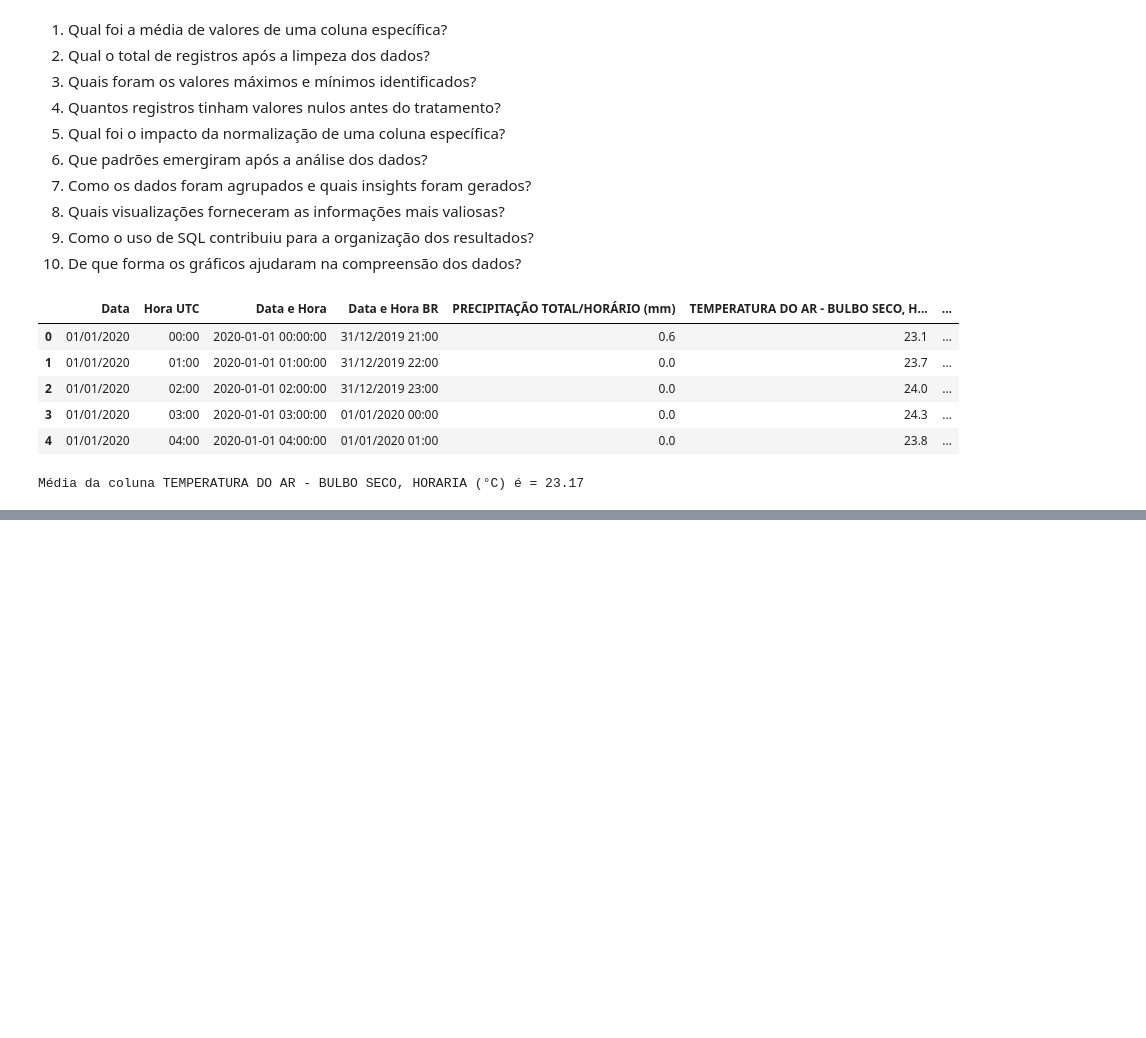
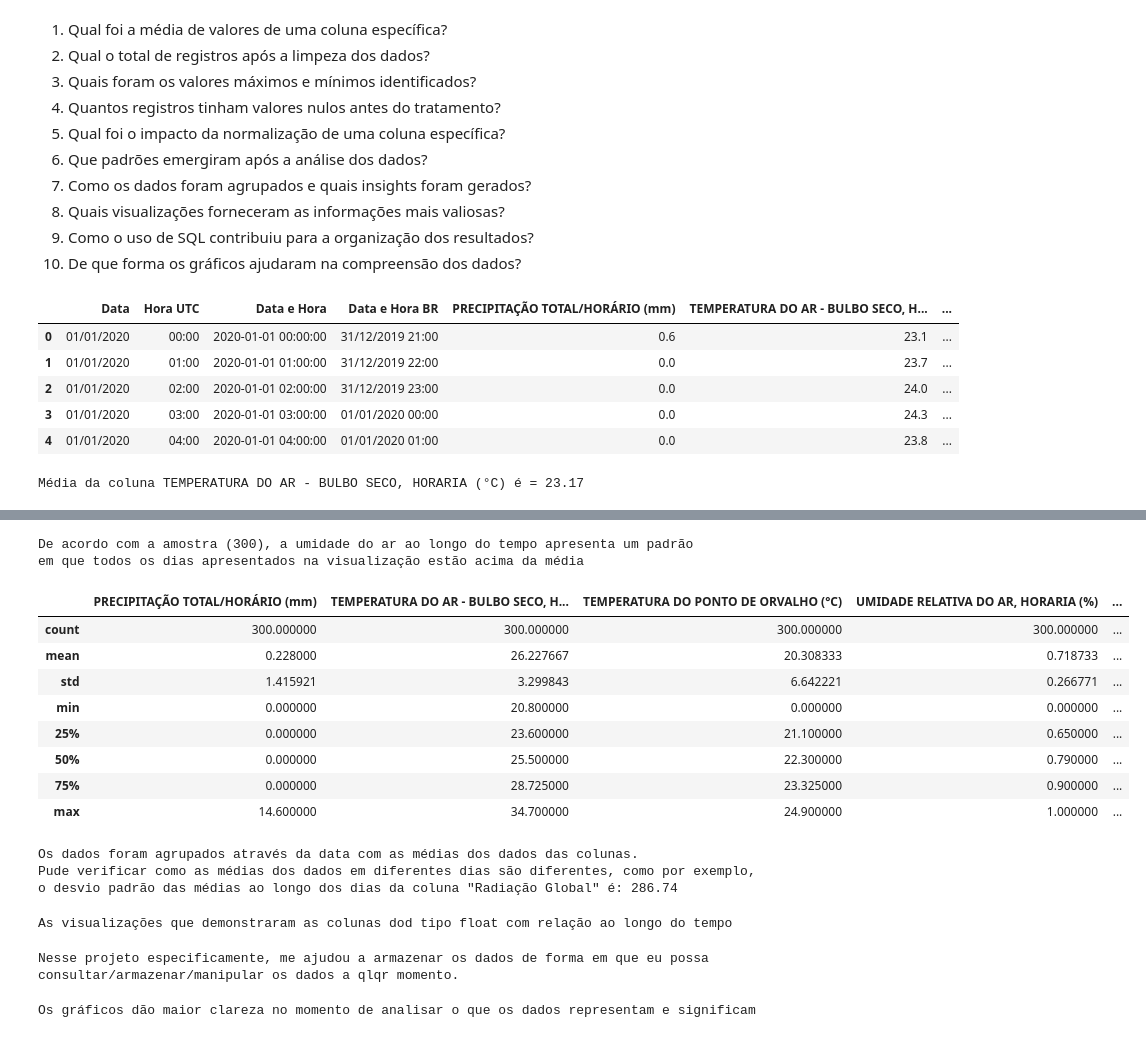
Before and after one commit to reprograma/on35-python-s13-projeto-guiado-II, a Jupyter notebook: exercicios/projeto-guiado/projeto-jamile.ipynb, the cells around one changed output, grey strips where cells are left out. Cells and saved outputs as stored; diff of their text form; code cells hidden in the pictures; blank space fills up the shorter version.

Commit message:
projetoII

```diff
--- a/exercicios/projeto-guiado/projeto-jamile.ipynb
+++ b/exercicios/projeto-guiado/projeto-jamile.ipynb
@@ -481,0 +534,53 @@ As alunas deverão criar uma apresentação final que resuma o projeto, abordand
+# %%
+# 6. Que padrões emergiram após a análise dos dados?
+print('''
+De acordo com a amostra (300), a umidade do ar ao longo do tempo apresenta um padrão
+em que todos os dias apresentados na visualização estão acima da média
+''')
+df_300.describe()
+# %% [output]
+De acordo com a amostra (300), a umidade do ar ao longo do tempo apresenta um padrão
+em que todos os dias apresentados na visualização estão acima da média
+|  | PRECIPITAÇÃO TOTAL/HORÁRIO (mm) | TEMPERATURA DO AR - BULBO SECO, H... | TEMPERATURA DO PONTO DE ORVALHO (°C) | UMIDADE RELATIVA DO AR, HORARIA (%) | ... |
+| count | 300.000000 | 300.000000 | 300.000000 | 300.000000 | ... |
+| mean | 0.228000 | 26.227667 | 20.308333 | 0.718733 | ... |
+| std | 1.415921 | 3.299843 | 6.642221 | 0.266771 | ... |
+| min | 0.000000 | 20.800000 | 0.000000 | 0.000000 | ... |
+| 25% | 0.000000 | 23.600000 | 21.100000 | 0.650000 | ... |
+| 50% | 0.000000 | 25.500000 | 22.300000 | 0.790000 | ... |
+| 75% | 0.000000 | 28.725000 | 23.325000 | 0.900000 | ... |
+| max | 14.600000 | 34.700000 | 24.900000 | 1.000000 | ... |
+# %%
+# 7. Como os dados foram agrupados e quais insights foram gerados?
+print(f'''
+Os dados foram agrupados através da data com as médias dos dados das colunas.
+Pude verificar como as médias dos dados em diferentes dias são diferentes, como por exemplo,
+o desvio padrão das médias ao longo dos dias da coluna "Radiação Global" é: {round(agrupado_data_media['RADIACAO GLOBAL (Kj/m²)'].std(),2)}
+''')
+# %% [output]
+Os dados foram agrupados através da data com as médias dos dados das colunas.
+Pude verificar como as médias dos dados em diferentes dias são diferentes, como por exemplo,
+o desvio padrão das médias ao longo dos dias da coluna "Radiação Global" é: 286.74
+# %%
+# 8. Quais visualizações forneceram as informações mais valiosas?
+print('''
+As visualizações que demonstraram as colunas dod tipo float com relação ao longo do tempo
+''')
+# %% [output]
+As visualizações que demonstraram as colunas dod tipo float com relação ao longo do tempo
+# %%
+# 9. Como o uso de SQL contribuiu para a organização dos resultados?
+print('''
+Nesse projeto especificamente, me ajudou a armazenar os dados de forma em que eu possa
+consultar/armazenar/manipular os dados a qlqr momento.
+''')
+# %% [output]
+Nesse projeto especificamente, me ajudou a armazenar os dados de forma em que eu possa
+consultar/armazenar/manipular os dados a qlqr momento.
+# %%
+# 10. De que forma os gráficos ajudaram na compreensão dos dados?
+print('''
+Os gráficos dão maior clareza no momento de analisar o que os dados representam e significam
+''')
+# %% [output]
+Os gráficos dão maior clareza no momento de analisar o que os dados representam e significam
```
Also changed, not shown: parts of 13 cells of this notebook, 1 other file.
